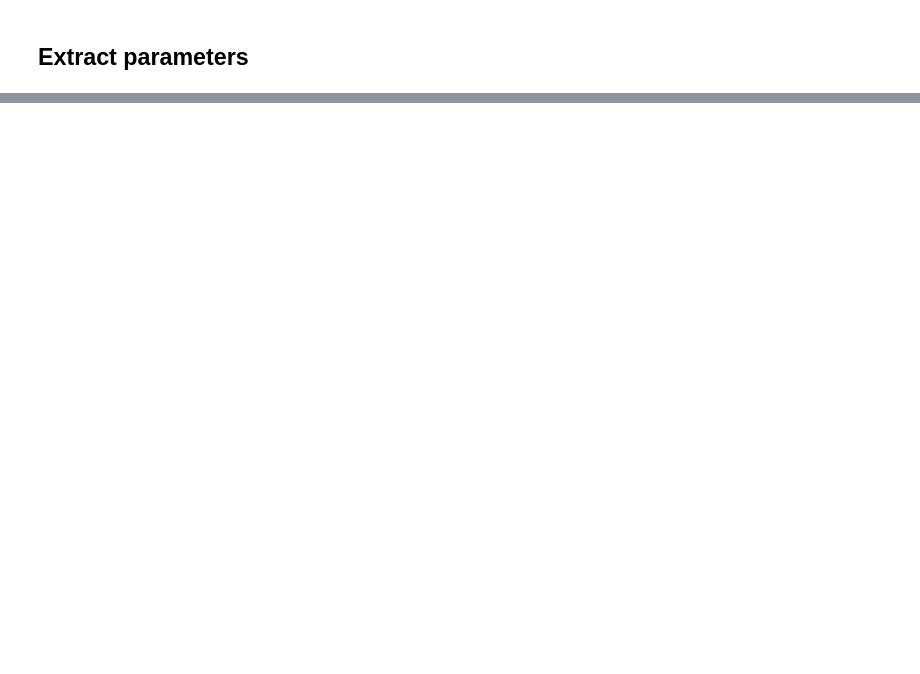
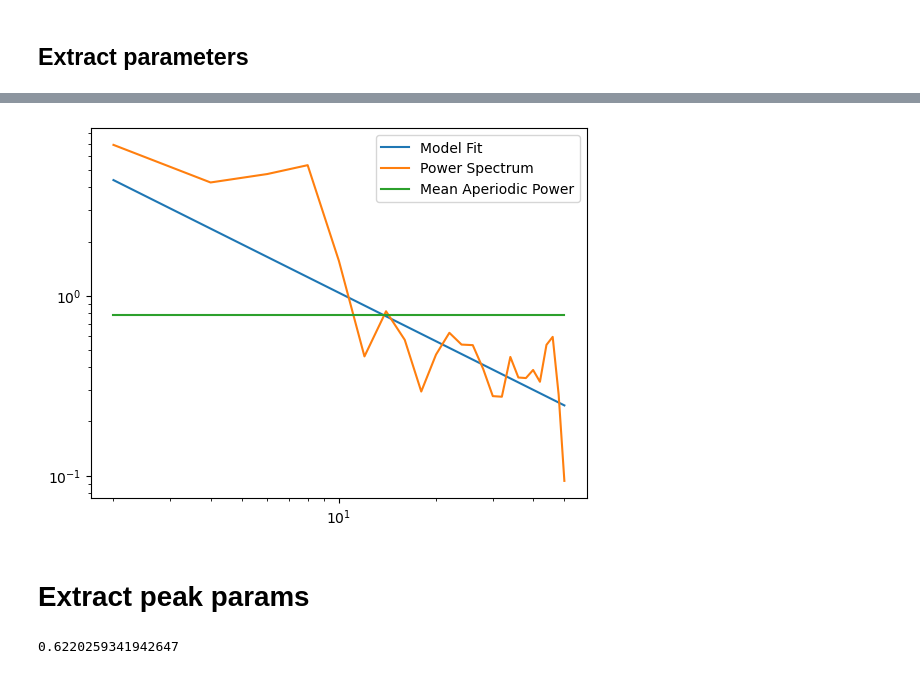
Before and after one commit to moritz-gerster/Hackathon2023, a Jupyter notebook: notebooks/fooof_fitting.ipynb, the cells around one changed output, grey strips where cells are left out. Saved outputs shown, nothing was run; the diff lists cells and outputs as text; code cells hidden in the pictures; blank space fills up the shorter version.

Commit message:
fooof correlations

```diff
--- a/notebooks/fooof_fitting.ipynb
+++ b/notebooks/fooof_fitting.ipynb
@@ -163,0 +157,4 @@ peaks.shape
+# %%
+fm = SpectralModel(**fooof_params)
+fm.fit(freqs, pwr[0], freq_range=fit_range)
+fm.report(plt_log=False)
@@ -163,0 +181,14 @@ peaks.shape
+# %%
+exp = fm.get_params('aperiodic_params', 'exponent')
+offset = fm.get_params('aperiodic_params', 'offset')
+aperiodic_power = 10**offset * freqs[1:]**(-exp)
+mean_ap = aperiodic_power.mean()
+mean_ap = np.ones(freqs[1:].shape) * mean_ap
+plt.loglog(freqs[1:], aperiodic_power, label="Model Fit")
+plt.loglog(freqs[1:], pwr[0][1:], label="Power Spectrum")
+plt.loglog(freqs[1:], mean_ap, label="Mean Aperiodic Power")
+plt.legend();
+# %% [output]
+[figure, added]
+# %% [markdown]
+# Extract peak params
@@ -163,0 +200,4 @@ peaks.shape
+# %%
+np.nanmean(get_band_peak_group(fg, [4, 20])[:, 1])
+# %% [output]
+0.6220259341942647
```
Also changed, not shown: parts of 10 cells of this notebook, 2 other files.
